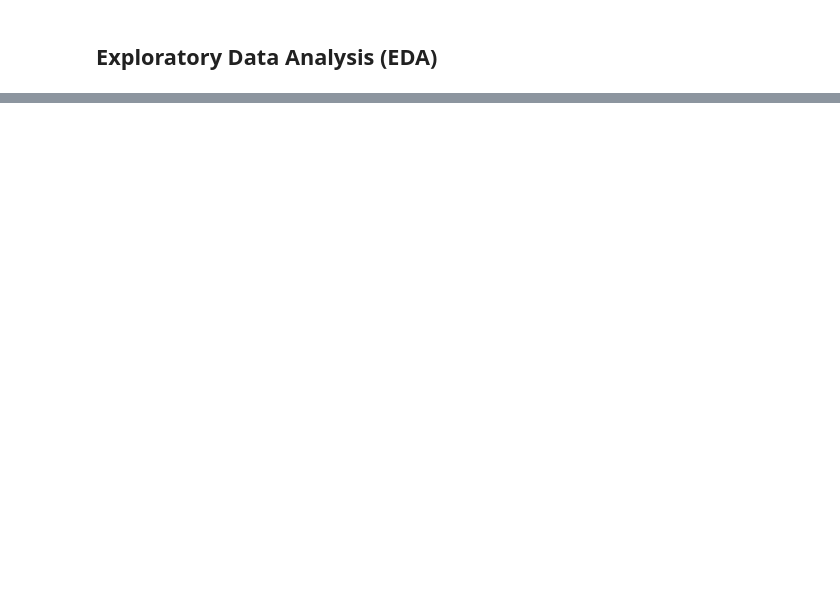
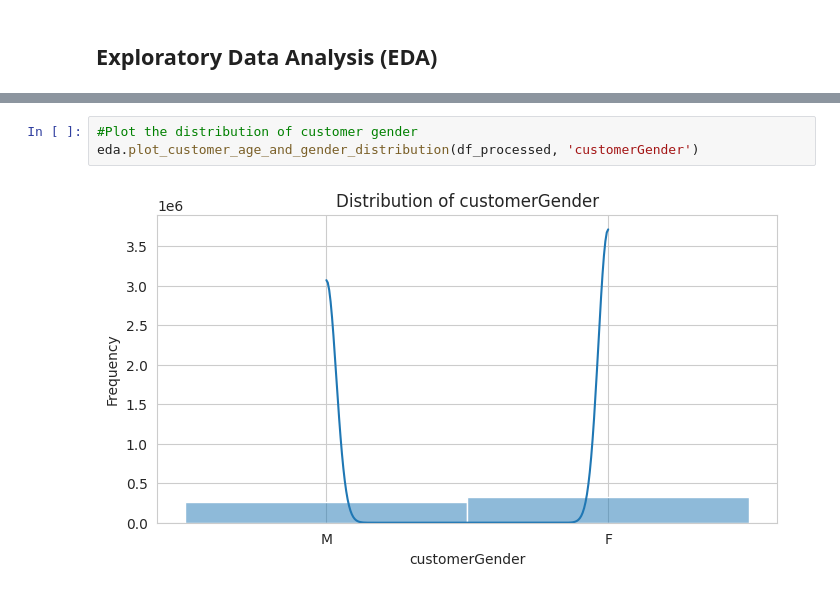
Before and after one commit to 21062872/fraud-detection-rag, a Jupyter notebook: code_files/main.ipynb, the cells around one changed output, grey strips where cells are left out. Drawn from its saved outputs; the diff is of its cells as text; blank space fills up the shorter version.

```diff
--- a/code_files/main.ipynb
+++ b/code_files/main.ipynb
@@ -107,0 +308,5 @@ eda.plot_categorical_distribution('merchantCategory')
+# %%
+#Plot the distribution of customer gender
+eda.plot_customer_age_and_gender_distribution(df_processed, 'customerGender')
+# %% [output]
+[figure, added]
```
Also changed, not shown: parts of 13 cells of this notebook.
